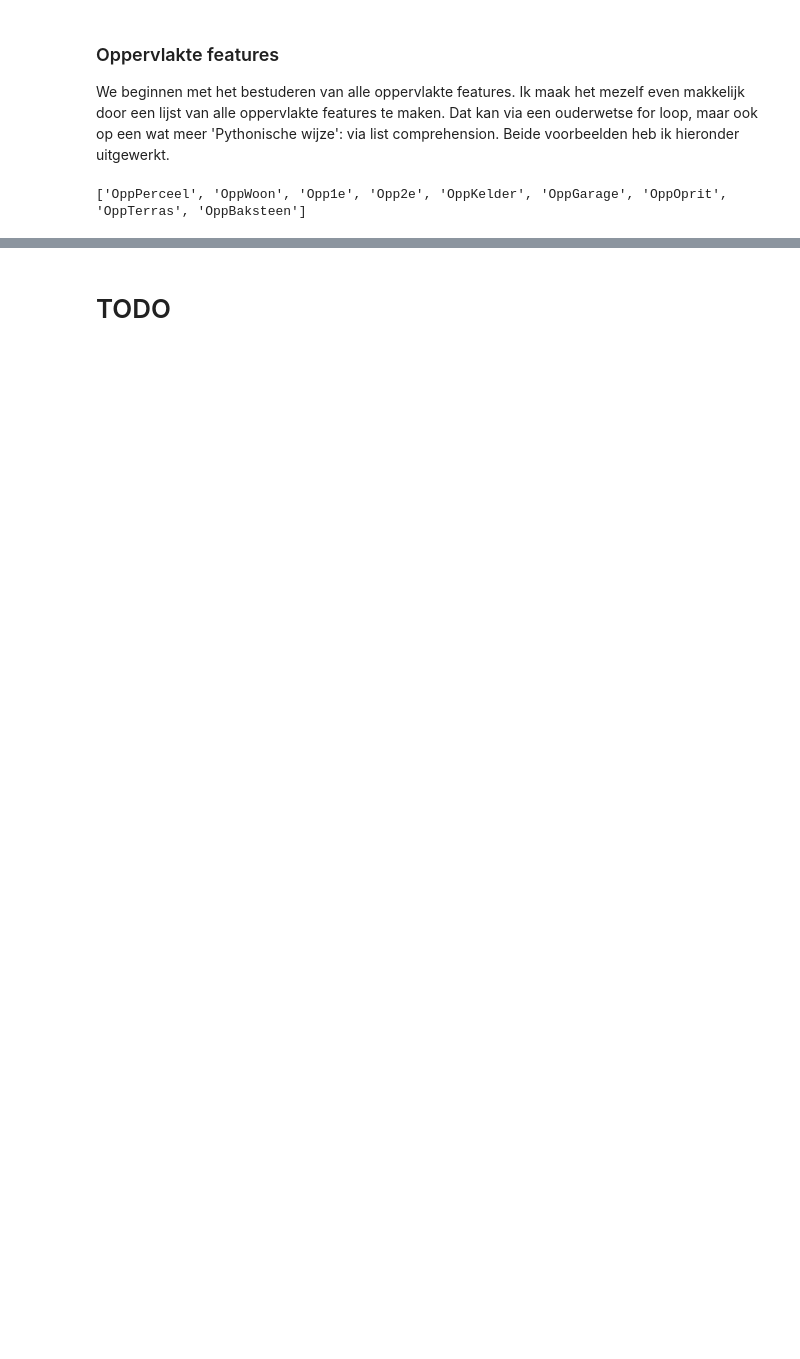
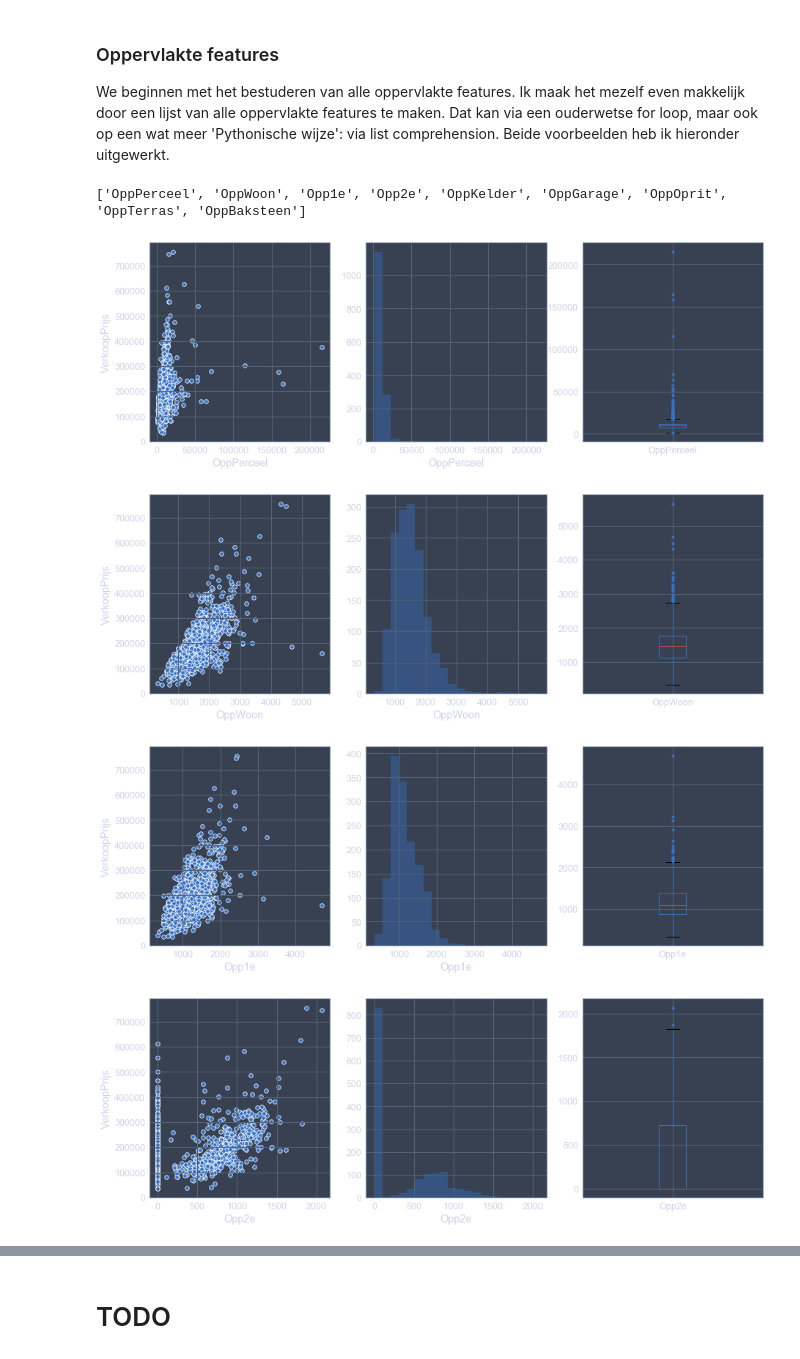
Before and after one commit to pvdwijdeven/Magion, a Jupyter notebook: SIG ML intro.ipynb, the cells around one changed output, grey strips where cells are left out. Drawn from its saved outputs; the diff is of its cells as text; code cells hidden in the pictures; blank space fills up the shorter version.

```diff
--- a/SIG ML intro.ipynb
+++ b/SIG ML intro.ipynb
@@ -329,3 +332,13 @@ De `.describe` waardes komen wat overweldigend over, maar geven behoorlijk wat i
+# %%
+def plot_feature(feature):
+    fig, axs = plt.subplots(1, 3, figsize=(15, 5))
+    sns.scatterplot(x=feature, y='VerkoopPrijs',
+                    data=df_huis[[feature, 'VerkoopPrijs']].dropna(),
+                    ax=axs[0])
+    sns.distplot(df_huis[feature].dropna(), ax=axs[1], kde=False, bins=20)
+    df_huis[[feature]].dropna().boxplot(sym='b.', ax=axs[2])
+
+    plt.show()
 # %% [markdown]
 ### Oppervlakte features
 We beginnen met het bestuderen van alle oppervlakte features. Ik maak het mezelf even makkelijk door een lijst van alle oppervlakte features te maken. Dat kan via een ouderwetse for loop, maar ook op een wat meer 'Pythonische wijze': via list comprehension. Beide voorbeelden heb ik hieronder uitgewerkt.
@@ -340,3 +353,11 @@ columns_opp = [column for column in df_huis.columns if column[:3] == 'Opp']
 print(columns_opp)
 # %% [output]
 ['OppPerceel', 'OppWoon', 'Opp1e', 'Opp2e', 'OppKelder', 'OppGarage', 'OppOprit', 'OppTerras', 'OppBaksteen']
+# %%
+for feature in columns_opp:
+    plot_feature(feature)
+# %% [output]
+[figure, added]
+[figure, added]
+[figure, added]
+[figure, added]
```
Also changed, not shown: parts of 39 cells of this notebook, 1 other file.
